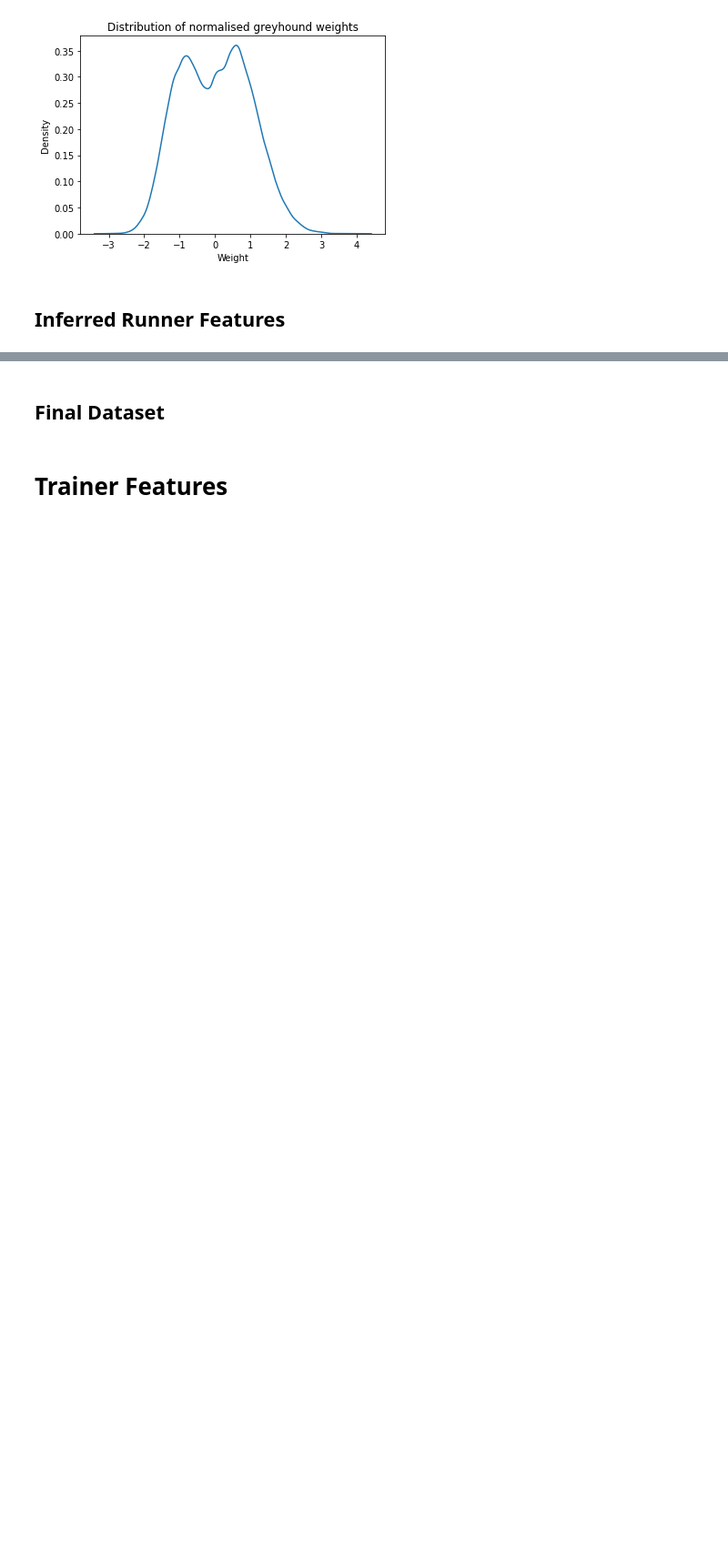
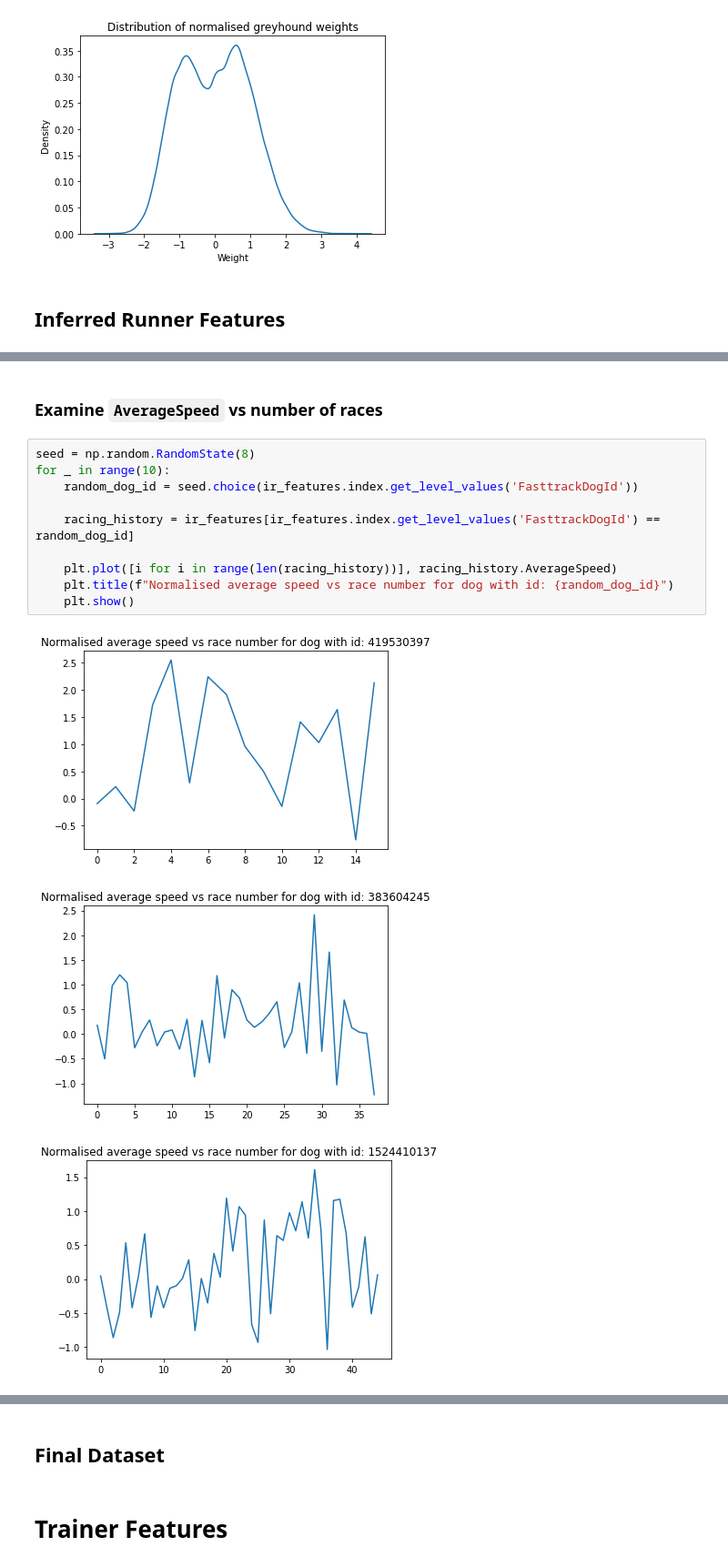
Before and after one commit to Isilisi/Greyhounds, a Jupyter notebook: feature_building.ipynb, the cells around one changed output, grey strips where cells are left out. Shown at 91% size. Drawn from its saved outputs; the diff is of its cells as text; blank space fills up the shorter version.

```diff
--- a/feature_building.ipynb
+++ b/feature_building.ipynb
@@ -236,0 +306,16 @@ plt.show()
+# %% [markdown]
+### Examine `AverageSpeed` vs number of races
+# %%
+seed = np.random.RandomState(8)
+for _ in range(10):
+    random_dog_id = seed.choice(ir_features.index.get_level_values('FasttrackDogId'))
+
+    racing_history = ir_features[ir_features.index.get_level_values('FasttrackDogId') == random_dog_id]
+
+    plt.plot([i for i in range(len(racing_history))], racing_history.AverageSpeed)
+    plt.title(f"Normalised average speed vs race number for dog with id: {random_dog_id}")
+    plt.show()
+# %% [output]
+[figure, added]
+[figure, added]
+[figure, added]
```
Also changed, not shown: parts of 10 cells of this notebook.
